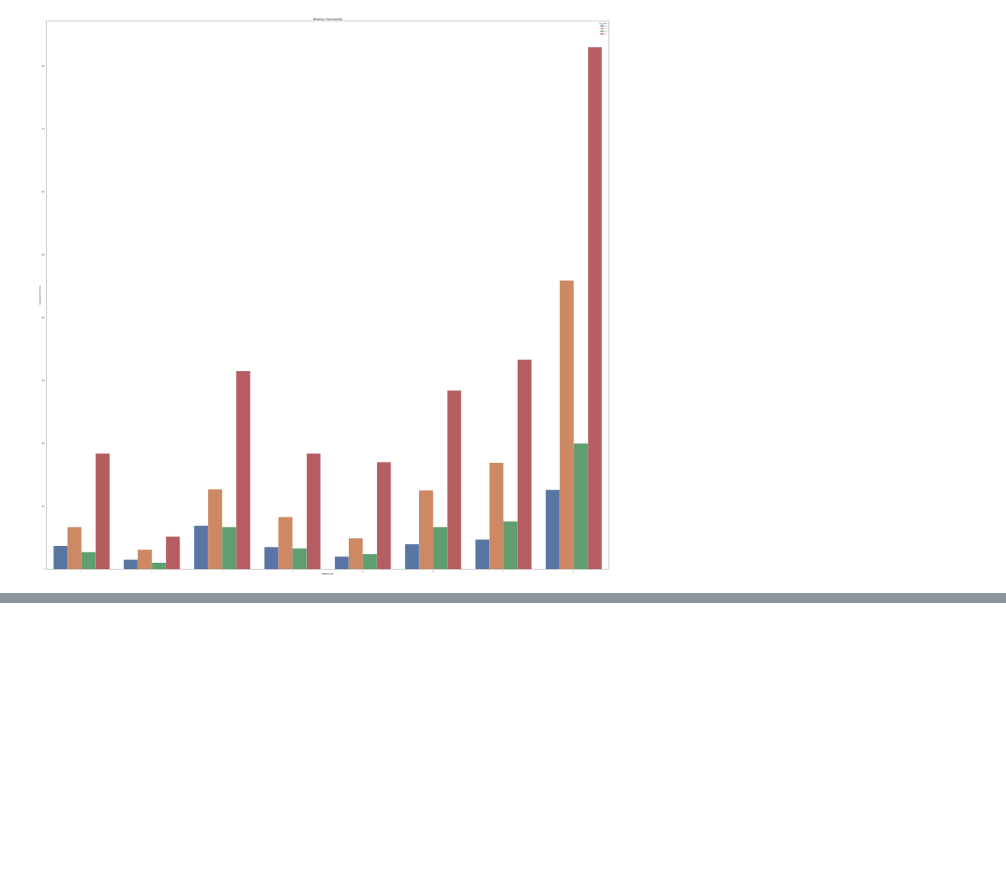
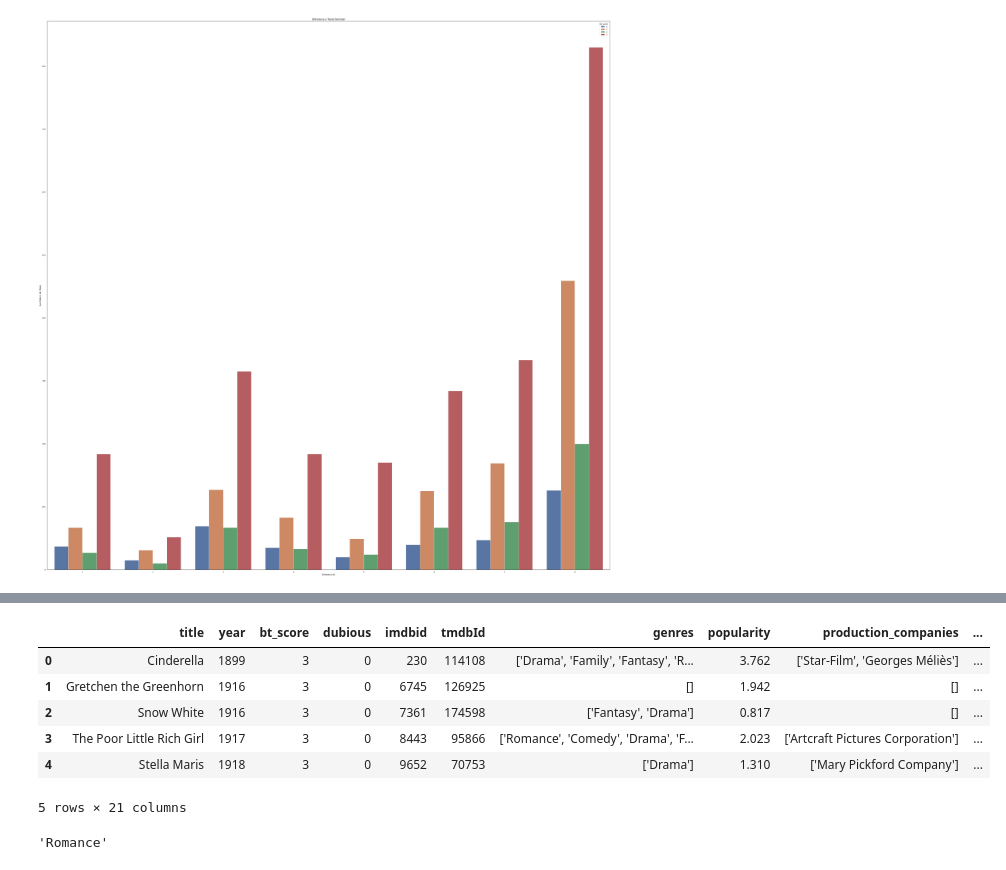
Before and after one commit to vinifm/puc_bechdel, a Jupyter notebook: main.ipynb, the cells around one changed output, grey strips where cells are left out. Cells and saved outputs as stored; diff of their text form; code cells hidden in the pictures; blank space fills up the shorter version.

```diff
--- a/main.ipynb
+++ b/main.ipynb
@@ -638,0 +638,16 @@ for index, year in bechdel_df_ordered['year'].iteritems():
+# %%
+data_clean = pd.read_csv('cleaned_data.csv', index_col=0)
+data_clean.head()
+# %% [output]
+|  | title | year | bt_score | dubious | imdbid | tmdbId | genres | popularity | production_companies | ... |
+| 0 | Cinderella | 1899 | 3 | 0 | 230 | 114108 | ['Drama', 'Family', 'Fantasy', 'R... | 3.762 | ['Star-Film', 'Georges Méliès'] | ... |
+| 1 | Gretchen the Greenhorn | 1916 | 3 | 0 | 6745 | 126925 | [] | 1.942 | [] | ... |
+| 2 | Snow White | 1916 | 3 | 0 | 7361 | 174598 | ['Fantasy', 'Drama'] | 0.817 | [] | ... |
+| 3 | The Poor Little Rich Girl | 1917 | 3 | 0 | 8443 | 95866 | ['Romance', 'Comedy', 'Drama', 'F... | 2.023 | ['Artcraft Pictures Corporation'] | ... |
+| 4 | Stella Maris | 1918 | 3 | 0 | 9652 | 70753 | ['Drama'] | 1.310 | ['Mary Pickford Company'] | ... |
+5 rows × 21 columns
+# %%
+teste = eval(data_clean.genres[0])
+teste[3]
+# %% [output]
+'Romance'
```
Also changed, not shown: parts of 21 cells of this notebook.
